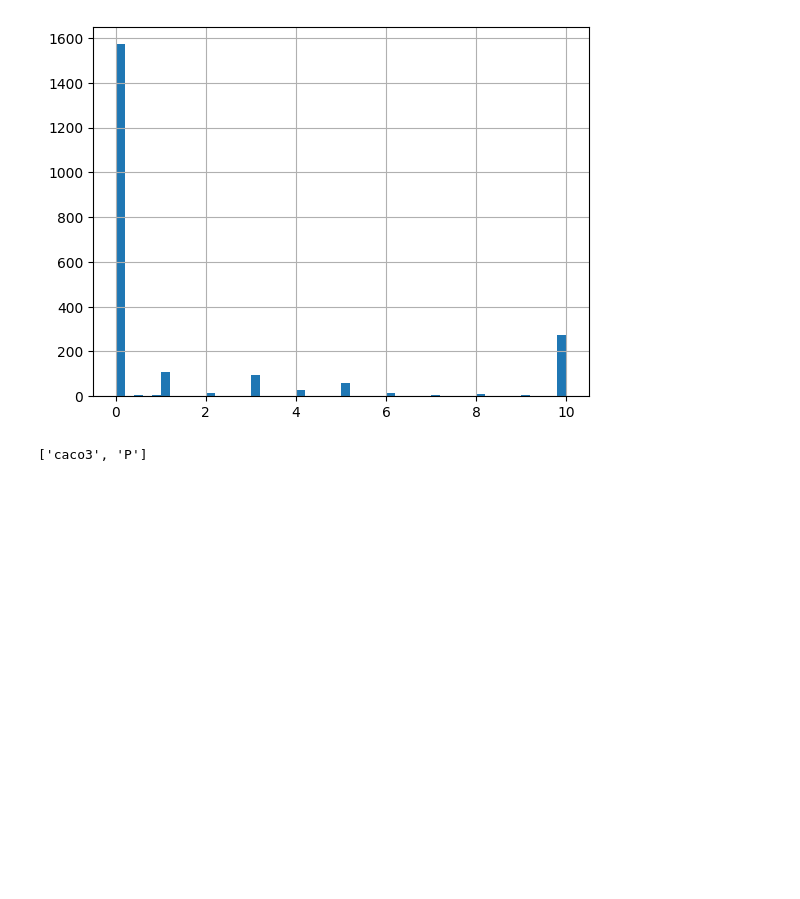
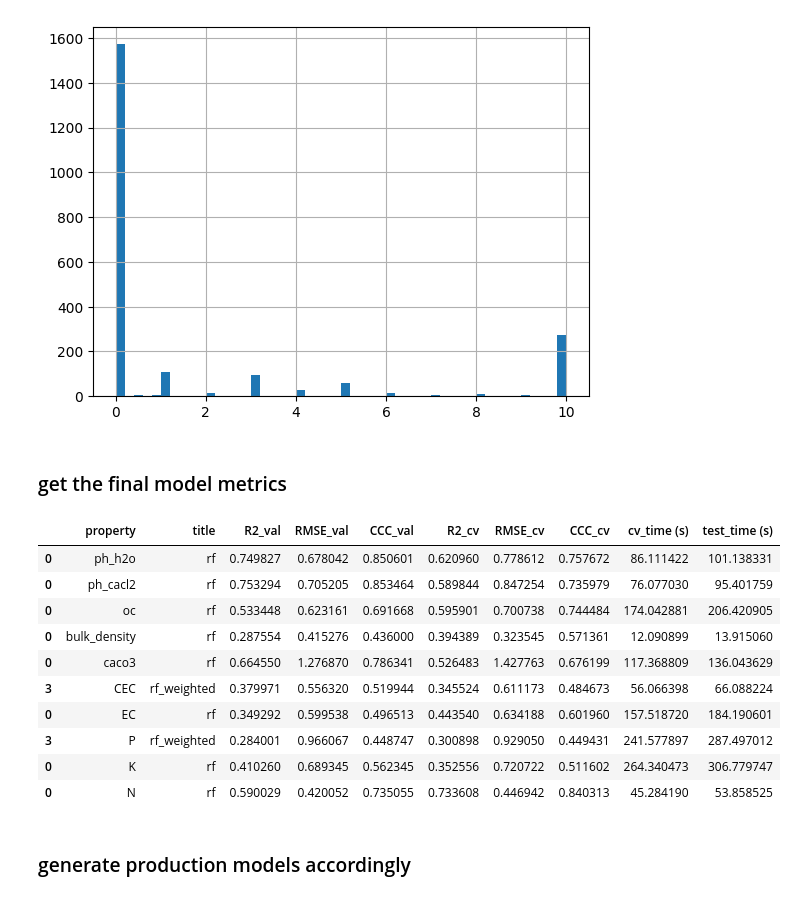
Before and after one commit to Meng2077/SOC-EU, a Jupyter notebook: code/011_production_train.final.model.ipynb, the cells around one changed output. Saved outputs shown, nothing was run; the diff lists cells and outputs as text; code cells hidden in the pictures; blank space fills up the shorter version.

```diff
--- a/code/011_production_train.final.model.ipynb
+++ b/code/011_production_train.final.model.ipynb
@@ -43,3 +44,46 @@ a[prop].hist(bins=50,range=[0,10])
 # %% [output]
 <Axes: >
 [figure]
+# %% [markdown]
+### get the final model metrics
+# %%
+
+import pandas as pd
+
+prop_list = ['ph_h2o', 'ph_cacl2', 'oc',  'bulk_density', 'caco3', 'CEC', 'EC', 'P', 'K', 'N']
+higher_better = ['R2_val', 'CCC_val', 'R2_cv', 'CCC_cv']
+lower_better = ['RMSE_val', 'RMSE_cv'] #, 'cv_time (s)', 'test_time (s)'
+best = []
+
+for prop in prop_list:
+    dfff = pd.read_csv(f'/mnt/primus/xuemeng_tmp_harbour/soc/results/{prop}/benchmark_metrics_{prop}.csv')
+    dfff['property'] = prop
+
+    # Ranking the metrics appropriately
+    for col in higher_better:
+        dfff[col + '_rank'] = dfff[col].rank(method='min', ascending=False)
+
+    for col in lower_better:
+        dfff[col + '_rank'] = dfff[col].rank(method='min', ascending=True)
+
+    # Sum only the necessary rank columns
+    rank_columns = [col + '_rank' for col in higher_better + lower_better]
+    dfff['total_rank'] = dfff[rank_columns].sum(axis=1)
+    dfff_sorted = dfff.sort_values(by='total_rank')
+    best_model = dfff_sorted.iloc[0]
+
+    # Drop rank columns from the best model row
+    best_model = best_model.drop(rank_columns + ['total_rank'])
+
+    best.append(best_model)
+
+# Convert best list to DataFrame to view all best models from each property
+best_dfff = pd.DataFrame(best)
+
+# Reordering columns to put 'property' first
+column_order = ['property'] + [col for col in best_dfff.columns if col != 'property']
+best_dfff = best_dfff[column_order]
+
+# print(best_dfff)
+best_dfff
+best_dfff.to_csv('/mnt/primus/xuemeng_tmp_harbour/soc/results/benchmark_metrics_predictions.csv',index=False)
@@ -46 +92,17 @@ a[prop].hist(bins=50,range=[0,10])
+# %%
+best_dfff
+# %% [output]
+|  | property | title | R2_val | RMSE_val | CCC_val | R2_cv | RMSE_cv | CCC_cv | cv_time (s) | test_time (s) |
+| 0 | ph_h2o | rf | 0.749827 | 0.678042 | 0.850601 | 0.620960 | 0.778612 | 0.757672 | 86.111422 | 101.138331 |
+| 0 | ph_cacl2 | rf | 0.753294 | 0.705205 | 0.853464 | 0.589844 | 0.847254 | 0.735979 | 76.077030 | 95.401759 |
+| 0 | oc | rf | 0.533448 | 0.623161 | 0.691668 | 0.595901 | 0.700738 | 0.744484 | 174.042881 | 206.420905 |
+| 0 | bulk_density | rf | 0.287554 | 0.415276 | 0.436000 | 0.394389 | 0.323545 | 0.571361 | 12.090899 | 13.915060 |
+| 0 | caco3 | rf | 0.664550 | 1.276870 | 0.786341 | 0.526483 | 1.427763 | 0.676199 | 117.368809 | 136.043629 |
+| 3 | CEC | rf_weighted | 0.379971 | 0.556320 | 0.519944 | 0.345524 | 0.611173 | 0.484673 | 56.066398 | 66.088224 |
+| 0 | EC | rf | 0.349292 | 0.599538 | 0.496513 | 0.443540 | 0.634188 | 0.601960 | 157.518720 | 184.190601 |
+| 3 | P | rf_weighted | 0.284001 | 0.966067 | 0.448747 | 0.300898 | 0.929050 | 0.449431 | 241.577897 | 287.497012 |
+| 0 | K | rf | 0.410260 | 0.689345 | 0.562345 | 0.352556 | 0.720722 | 0.511602 | 264.340473 | 306.779747 |
+| 0 | N | rf | 0.590029 | 0.420052 | 0.735055 | 0.733608 | 0.446942 | 0.840313 | 45.284190 | 53.858525 |
+# %% [markdown]
+### generate production models accordingly
 # %%
@@ -69,4 +127,0 @@ covs_list = ['/mnt/primus/xuemeng_tmp_harbour/soc/results/ph_h2o/benchmark_selec
-# %%
-prop_list[8:10]
-# %% [output]
-['caco3', 'P']
```
Also changed, not shown: parts of 13 cells of this notebook, 19 other files.
